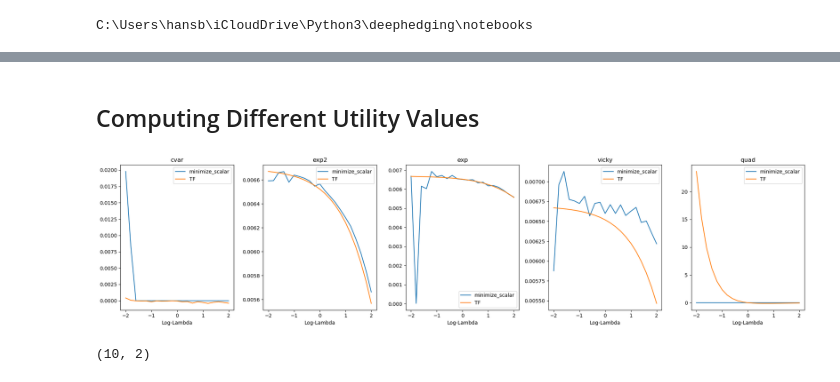
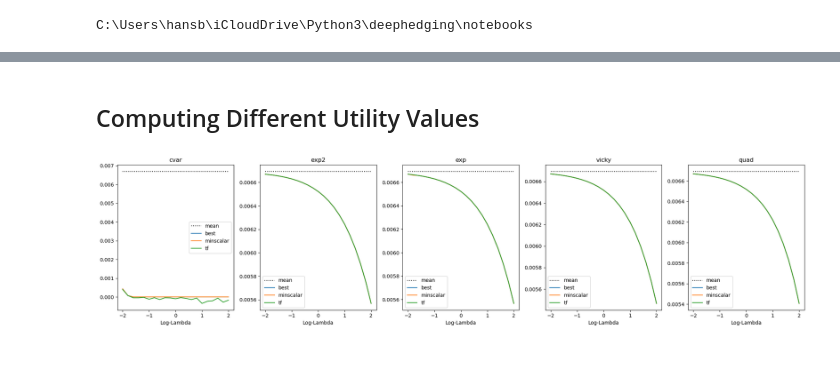
Before and after one commit to hansbuehler/deephedging, a Jupyter notebook: notebooks/utility0.ipynb, the cells around one changed output, grey strips where cells are left out. Drawn from its saved outputs; the diff is of its cells as text; code cells hidden in the pictures.

```diff
--- a/notebooks/utility0.ipynb
+++ b/notebooks/utility0.ipynb
@@ -121,67 +129,67 @@ Utility computed using TensorFlow: 0.00652203 (with full batch)
 # %%
 from tqdm import tqdm
+from scipy.optimize import minimize_scalar, minimize
+import tensorflow as tf
+from deephedging.base import tfCast, dh_dtype, _log
+from deephedging.objectives import tf_utility, oce_utility
+from cdxbasics.prettydict import PrettyOrderedDict as pdct
+
 %matplotlib inline
 
 display(Markdown("## Computing Different Utility Values"))
 
 # create monetary utility
 # ------------------------
 
 utilities = ['cvar', 'exp2', 'exp', 'vicky', 'quad' ]
 lambdas  = np.exp(np.linspace( -2.,2., 21, endpoint=True) )
 
 fig = figure()
-
-for util in tqdm(utilities):
-    r1 = []
-    r2 = []
-
+axs = dict()
+for util in utilities:
     ax  = fig.add_subplot()
     ax.set_title(util)
     ax.set_xlabel("Log-Lambda")
+    axs[util] = ax
+fig.render()
+
+mean   = np.sum( world.tf_data['market']['payoff'] * world.sample_weights )
+payoff = world.data['market']['payoff']
+
+for util in tqdm(utilities):
+    results = pdct()
+    results.best       = []
+    results.minscalar  = []
+    results.tf         = []
+    ax = axs[util]
 
     for lmbda in tqdm(lambdas):
         uconfig = Config()
         uconfig.utility = util
         uconfig.lmbda = lmbda
 
         utility = MonetaryUtility( uconfig )
 
-        u1 = utility.compute_stateless_utility( world.tf_data['market']['payoff'], tol=1E-12 )
-        r1.append( u1 )
+        u = oce_utility(  util, lmbda, X=payoff, method=None)
+        if not u is None: results.best.append( u )
+        u = oce_utility(  util, lmbda, X=payoff, method='minscalar')
+        if not u is None: results.minscalar.append( u )
+        u = oce_utility(  util, lmbda, X=payoff, method='tf')
+        if not u is None: results.tf.append( u )
 
-        # compute utility with tensorflow
-        # this should work for all utillities, but is much slower
-
-        tconfig = Config()
-        tconfig.train.optimizer.name = "adam"
-        tconfig.train.batch_size = world.nSamples # full sample size
-        tconfig.train.epochs = 100
-        tconfig.train.tf_verbose = 0
-
-        u2, _, _ = train_utillity( utility, world, config=tconfig )
-        r2.append(u2)
-
-    ax.plot( np.log(lambdas), r1, label="minimize_scalar" )
-    ax.plot( np.log(lambdas), r2, label="TF" )
+    ax.plot( np.log(lambdas), lambdas*0.+mean, ":", label="mean", color="black" )
+    colors = colors_tableau()
+    for k in results:
+        color = next(colors)
+        r     = results[k]
+        if len(r) == 0:
+            continue
+        ax.plot( np.log(lambdas), r, label=k, color=color )
     ax.legend()
+    fig.render()
 
 fig.render()
 fig.close()
 # %% [output]
 ## Computing Different Utility Values
-[figure, old version]
+[figure, new version]
-# %%
-import tensorflow as tf
-import numpy as np
-
-x = np.zeros((10,))
-y = np.zeros((2,))
-while len(x.shape) <= len(y.shape):
-    x = x[:,np.newaxis,...]
-
-
-z = x + y[np.newaxis,...]
-z.shape
-# %% [output]
-(10, 2)
```
Also changed, not shown: parts of 1 cell of this notebook, 5 other files.
